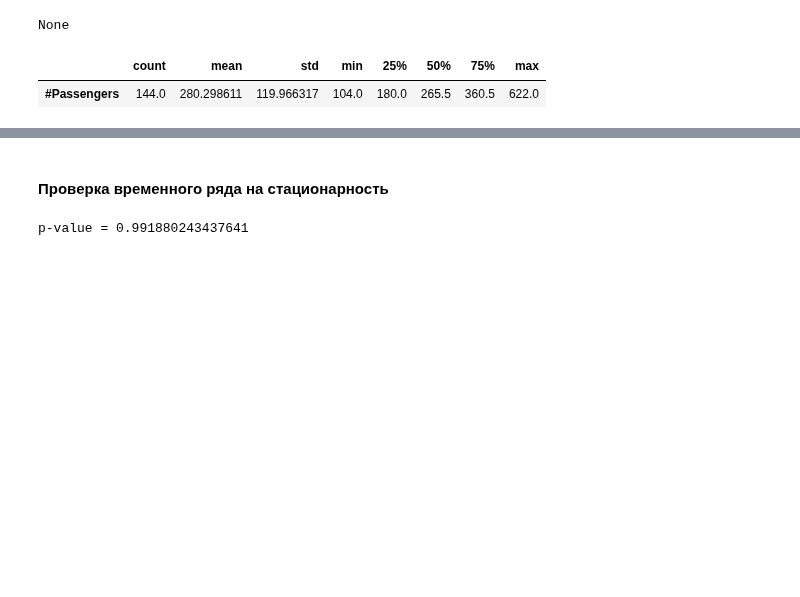
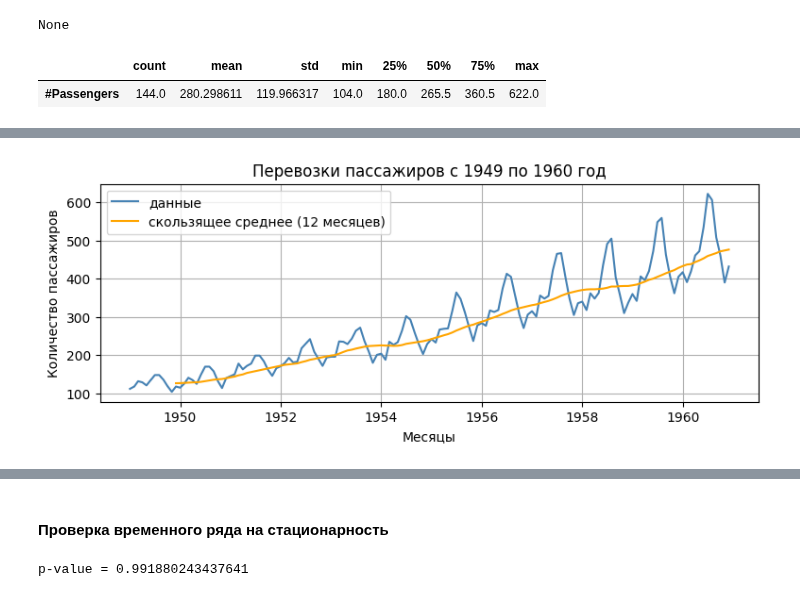
Before and after one commit to mechanoid5/ml_lectorium_2024_I, a Jupyter notebook: examples/22-time-series/01-arima-pass.ipynb, the cells around one changed output, grey strips where cells are left out. Drawn from its saved outputs; the diff is of its cells as text; code cells hidden in the pictures; blank space fills up the shorter version.

```diff
--- a/examples/22-time-series/01-arima-pass.ipynb
+++ b/examples/22-time-series/01-arima-pass.ipynb
@@ -64,8 +64,11 @@ display(df.sample(3))
 # %%
-# fig,ax = plt.subplots(figsize = (9,3))
-# ax.plot(df, label = 'Перевозки пассажиров по месяцам', color = 'steelblue')
-# ax.set_xlabel('Месяцы', )
-# ax.set_ylabel('Количество пассажиров',)
-# ax.set_title('Перевозки пассажиров с 1949 по 1960 год', )
-# # ax.legend(title = '', loc = 'upper left', )
-# ax.grid()
+fig,ax = plt.subplots(figsize = (9,3))
+ax.plot(df['#Passengers'], label = 'данные', color = 'steelblue')
+ax.plot(df['#Passengers'].rolling(window=12).mean(), label = 'скользящее среднее (12 месяцев)', color = 'orange')
+ax.set_xlabel('Месяцы', )
+ax.set_ylabel('Количество пассажиров',)
+ax.set_title('Перевозки пассажиров с 1949 по 1960 год', )
+ax.legend(title = '', loc = 'upper left', )
+ax.grid()
+# %% [output]
+[figure, added]
```
Also changed, not shown: parts of 28 cells of this notebook, 2 other files.
